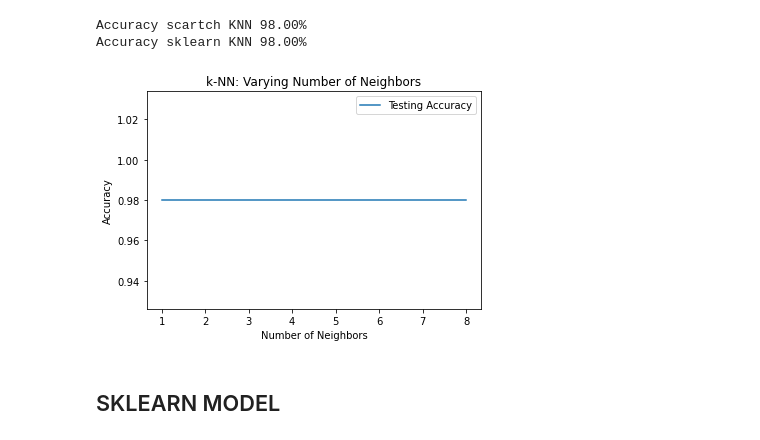
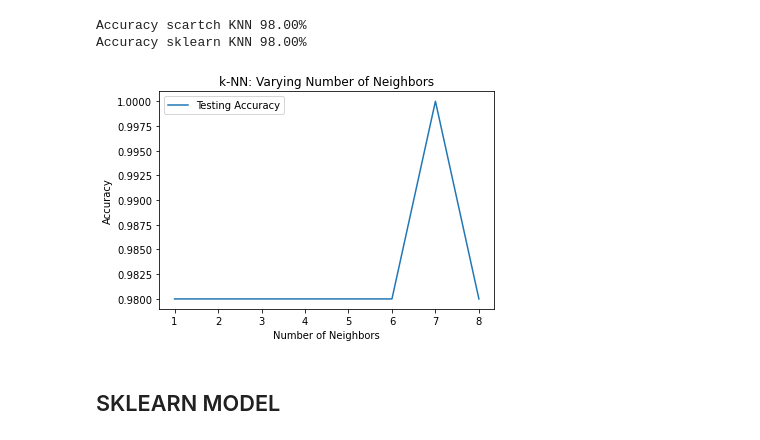
Before and after one commit to lorenzodemiri/Exercise_Strive, a Jupyter notebook: ai-f20-m3/d7_knn_naive_bayes/02_knn_class_test.ipynb, the cells around one changed output. Cells and saved outputs as stored; diff of their text form; code cells hidden in the pictures.

```diff
--- a/ai-f20-m3/d7_knn_naive_bayes/02_knn_class_test.ipynb
+++ b/ai-f20-m3/d7_knn_naive_bayes/02_knn_class_test.ipynb
@@ -154,27 +135,27 @@ Accuracy sklearn KNN 98.00%
 # %%
 neighbors = np.arange(1, 9)
 test_accuracy = np.empty(len(neighbors))
 
 # Loop over different values of k
 for i, k in enumerate(neighbors):
     # Setup a k-NN Classifier with k neighbors: knn
     knn = KNN(k=k)
 
     # Fit the classifier to the training data
     knn.fit(X_train, y_train)
 
     #Compute accuracy on the testing set
-    test_accuracy[i] = knn.score( y_test, model.predict(X_test))
+    test_accuracy[i] = knn.score( y_test, knn.predict(X_test))
 
 # Generate plot
 plt.title('k-NN: Varying Number of Neighbors')
 plt.plot(neighbors, test_accuracy, label = 'Testing Accuracy')
 plt.legend()
 plt.xlabel('Number of Neighbors')
 plt.ylabel('Accuracy')
 plt.show()
 # %% [output]
-[figure, old version]
+[figure, new version]
 # %% [markdown]
 ## SKLEARN MODEL
 # %%
```
Also changed, not shown: parts of 6 cells of this notebook.
